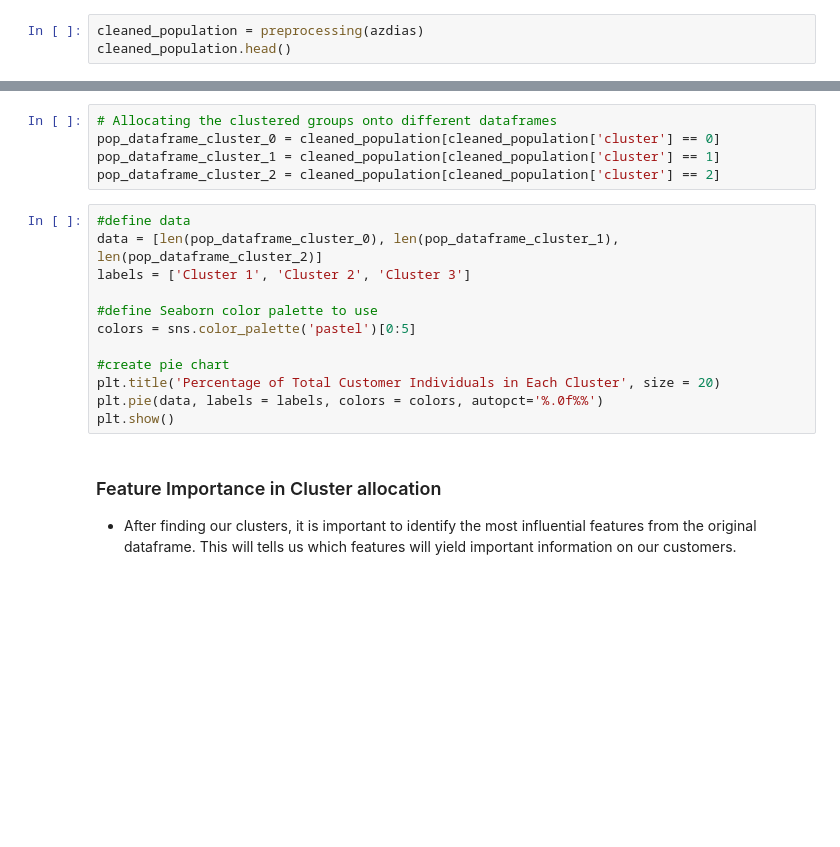
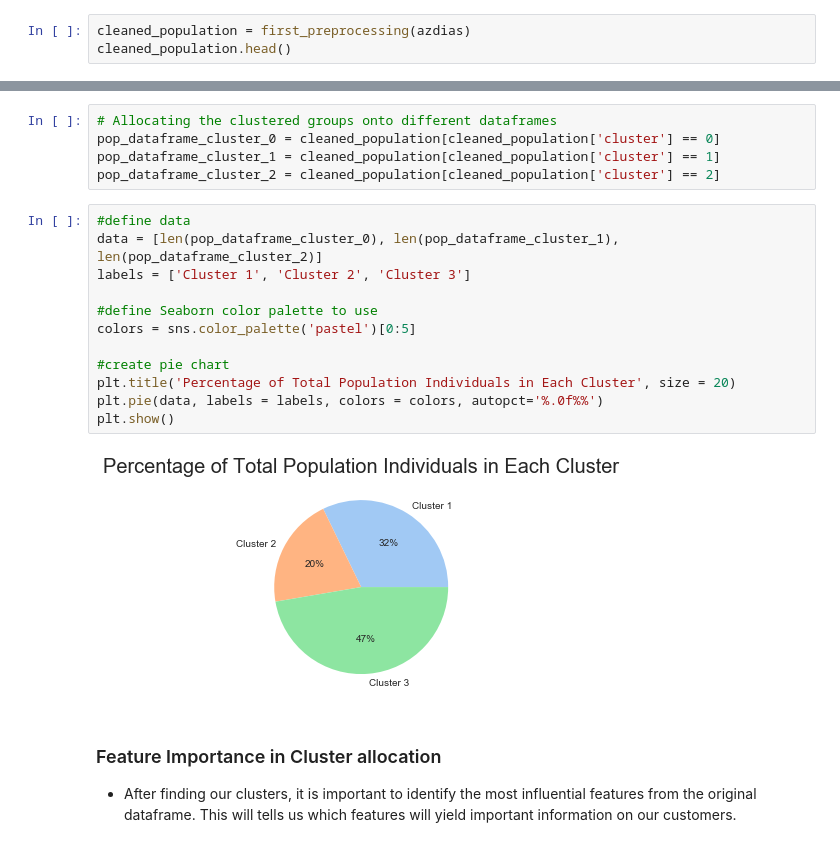
Before and after one commit to Danieldacruz7/Customer-Segmentation-Modelling, a Jupyter notebook: Arvato Project Workbook.ipynb, the cells around one changed output, grey strips where cells are left out. Saved outputs shown, nothing was run; the diff lists cells and outputs as text; blank space fills up the shorter version.

```diff
--- a/Arvato Project Workbook.ipynb
+++ b/Arvato Project Workbook.ipynb
@@ -284,7 +284,7 @@ ANREDE_KZ: 0.00%
 # %% [markdown]
 ### General Population Data Processing
 # %%
-cleaned_population = preprocessing(azdias)
+cleaned_population = first_preprocessing(azdias)
 cleaned_population.head()
 # %% [output]
 |  | AGER_TYP | AKT_DAT_KL | ALTER_HH | ALTER_KIND1 | ALTER_KIND2 | ALTER_KIND3 | ALTER_KIND4 | ... |
@@ -464,15 +470,17 @@ pop_dataframe_cluster_2 = cleaned_population[cleaned_population['cluster'] == 2]
 # %%
 #define data
 data = [len(pop_dataframe_cluster_0), len(pop_dataframe_cluster_1), len(pop_dataframe_cluster_2)]
 labels = ['Cluster 1', 'Cluster 2', 'Cluster 3']
 
 #define Seaborn color palette to use
 colors = sns.color_palette('pastel')[0:5]
 
 #create pie chart
-plt.title('Percentage of Total Customer Individuals in Each Cluster', size = 20)
+plt.title('Percentage of Total Population Individuals in Each Cluster', size = 20)
 plt.pie(data, labels = labels, colors = colors, autopct='%.0f%%')
 plt.show()
+# %% [output]
+[figure, added]
 # %% [markdown]
 ### Feature Importance in Cluster allocation
 - After finding our clusters, it is important to identify the most influential features from the original dataframe. This will tells us which features will yield important information on our customers.
```
Also changed, not shown: parts of 94 cells of this notebook.
